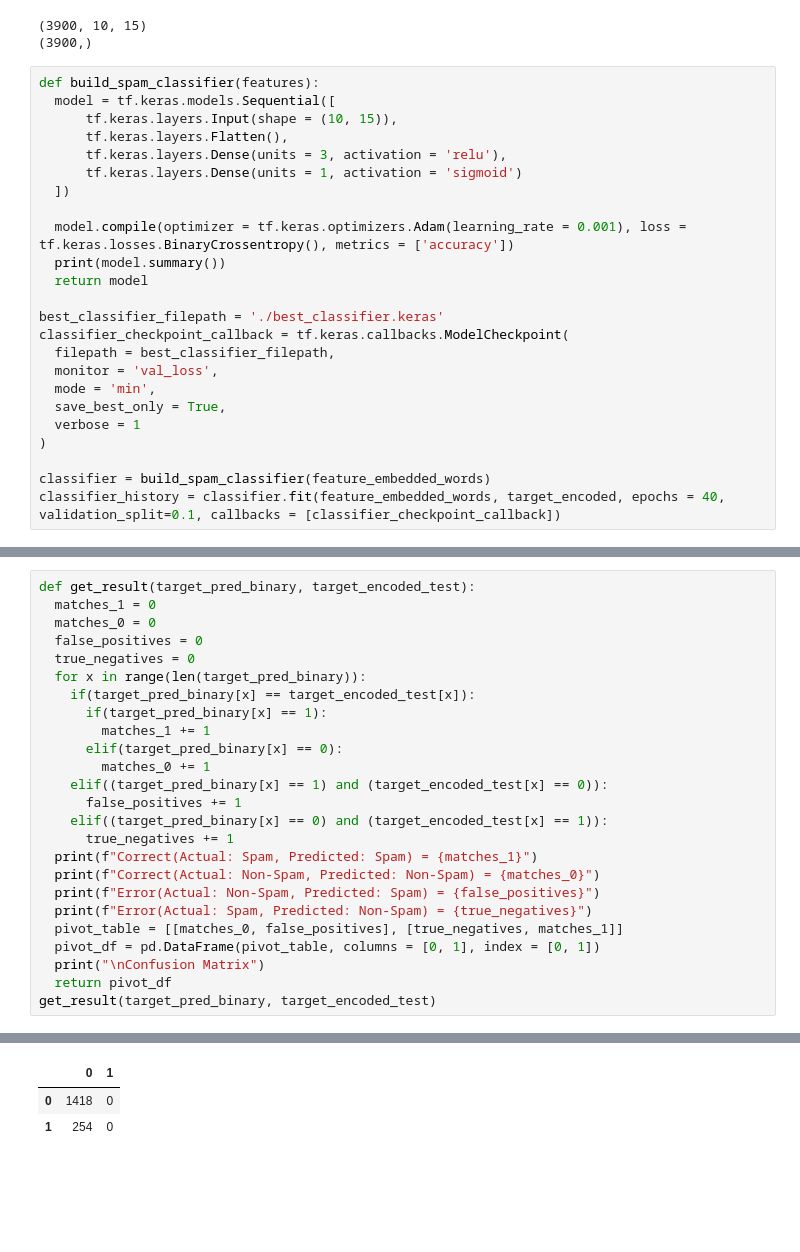
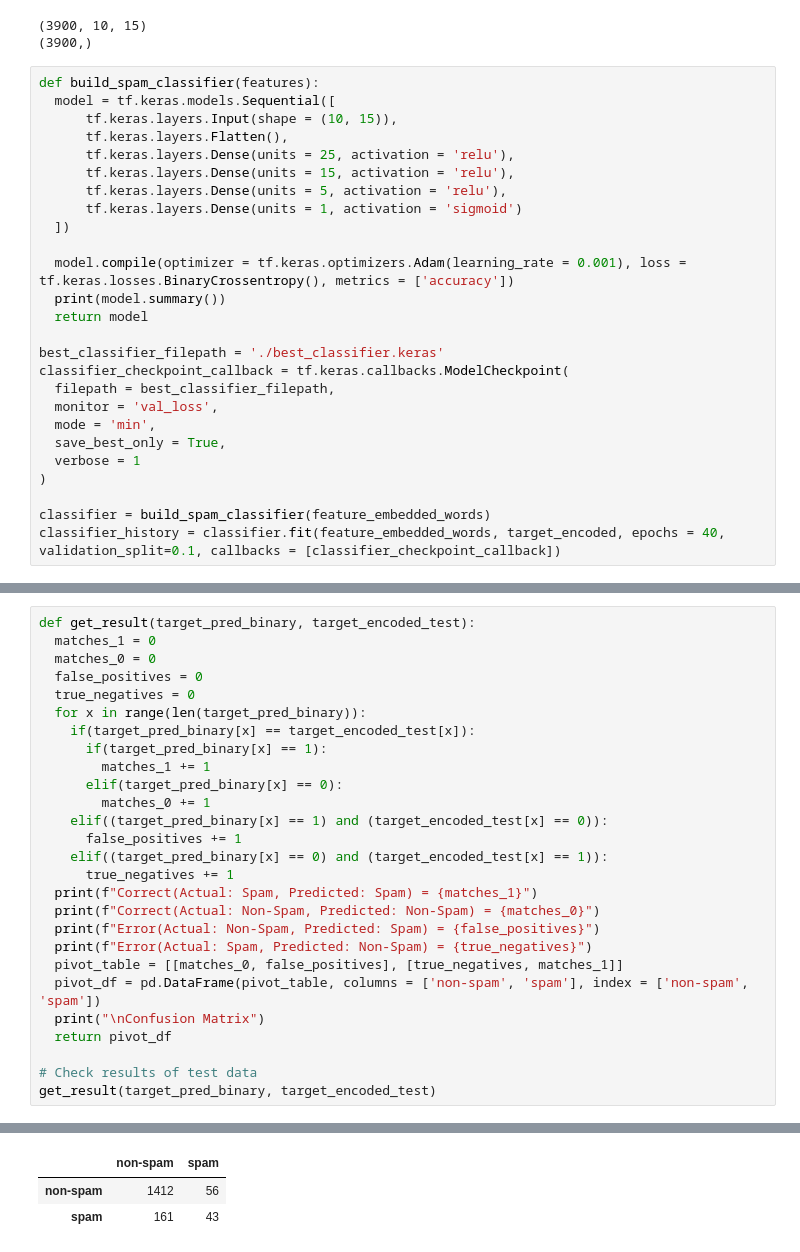
Before and after one commit to ROHIT779/ml-projects, a Jupyter notebook: sms-spam-classifier/sms_spam_classifier.ipynb, the cells around one changed output, grey strips where cells are left out. Cells and saved outputs as stored; diff of their text form; blank space fills up the shorter version.

```diff
--- a/sms-spam-classifier/sms_spam_classifier.ipynb
+++ b/sms-spam-classifier/sms_spam_classifier.ipynb
@@ -326,7 +326,9 @@ def build_spam_classifier(features):
   model = tf.keras.models.Sequential([
       tf.keras.layers.Input(shape = (10, 15)),
       tf.keras.layers.Flatten(),
-      tf.keras.layers.Dense(units = 3, activation = 'relu'),
+      tf.keras.layers.Dense(units = 25, activation = 'relu'),
+      tf.keras.layers.Dense(units = 15, activation = 'relu'),
+      tf.keras.layers.Dense(units = 5, activation = 'relu'),
       tf.keras.layers.Dense(units = 1, activation = 'sigmoid')
   ])
 
@@ -466,8 +472,10 @@ def get_result(target_pred_binary, target_encoded_test):
   print(f"Error(Actual: Non-Spam, Predicted: Spam) = {false_positives}")
   print(f"Error(Actual: Spam, Predicted: Non-Spam) = {true_negatives}")
   pivot_table = [[matches_0, false_positives], [true_negatives, matches_1]]
-  pivot_df = pd.DataFrame(pivot_table, columns = [0, 1], index = [0, 1])
+  pivot_df = pd.DataFrame(pivot_table, columns = ['non-spam', 'spam'], index = ['non-spam', 'spam'])
   print("\nConfusion Matrix")
   return pivot_df
+
+# Check results of test data
 get_result(target_pred_binary, target_encoded_test)
 # %% [output]
@@ -478,8 +486,8 @@ Error(Actual: Spam, Predicted: Non-Spam) = 254
 
 Confusion Matrix
-|  | 0 | 1 |
-| 0 | 1418 | 0 |
-| 1 | 254 | 0 |
+|  | non-spam | spam |
+| non-spam | 1412 | 56 |
+| spam | 161 | 43 |
 # %%
 # Predictions of train data
 target_pred_train = classifier.predict(feature_embedded_words)
```
Also changed, not shown: parts of 9 cells of this notebook.
